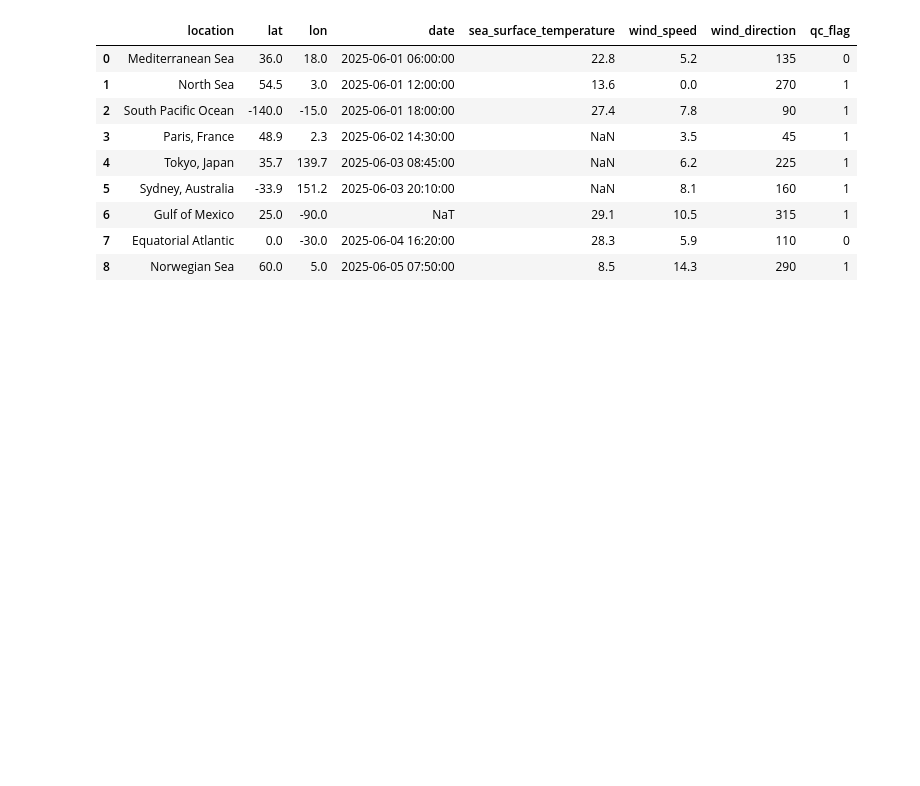
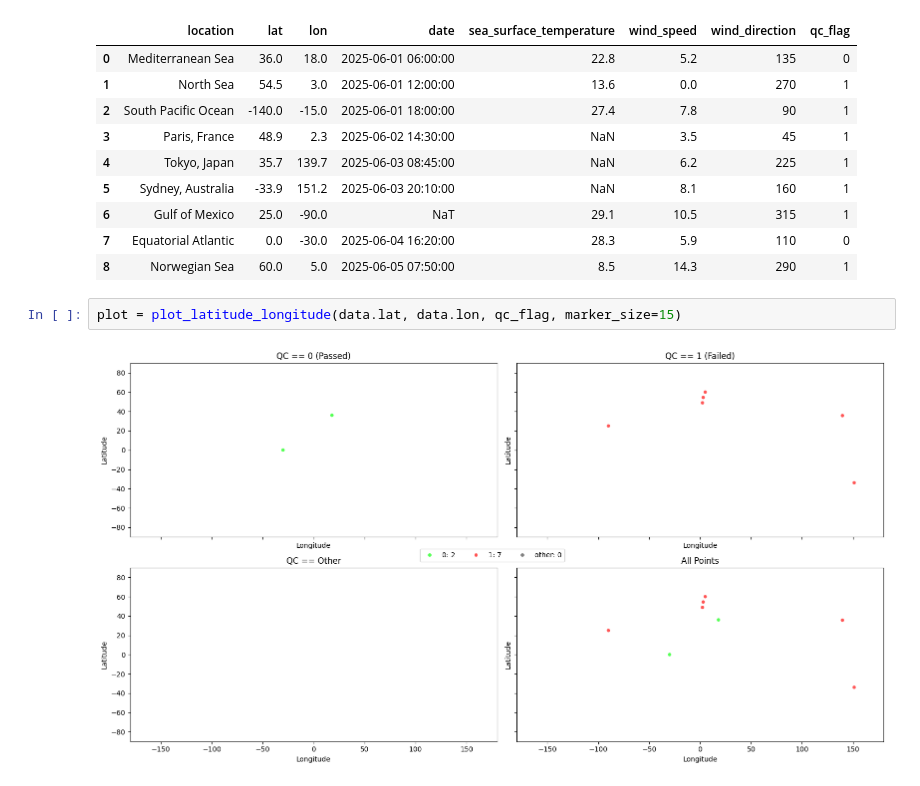
Before and after one commit to glamod/marine_qc, a Jupyter notebook: docs/notebooks/qc_individual.ipynb, the cells around one changed output. Cells and saved outputs as stored; diff of their text form; blank space fills up the shorter version.

Commit message:
add lat-lon plot

```diff
--- a/docs/notebooks/qc_individual.ipynb
+++ b/docs/notebooks/qc_individual.ipynb
@@ -268,3 +269,7 @@ pd.DataFrame({**data, "qc_flag": qc_flag})
 | 6 | Gulf of Mexico | 25.0 | -90.0 | NaT | 29.1 | 10.5 | 315 | 1 |
 | 7 | Equatorial Atlantic | 0.0 | -30.0 | 2025-06-04 16:20:00 | 28.3 | 5.9 | 110 | 0 |
 | 8 | Norwegian Sea | 60.0 | 5.0 | 2025-06-05 07:50:00 | 8.5 | 14.3 | 290 | 1 |
+# %%
+plot = plot_latitude_longitude(data.lat, data.lon, qc_flag, marker_size=15)
+# %% [output]
+[figure, added]
```
Also changed, not shown: parts of 1 cell of this notebook.
